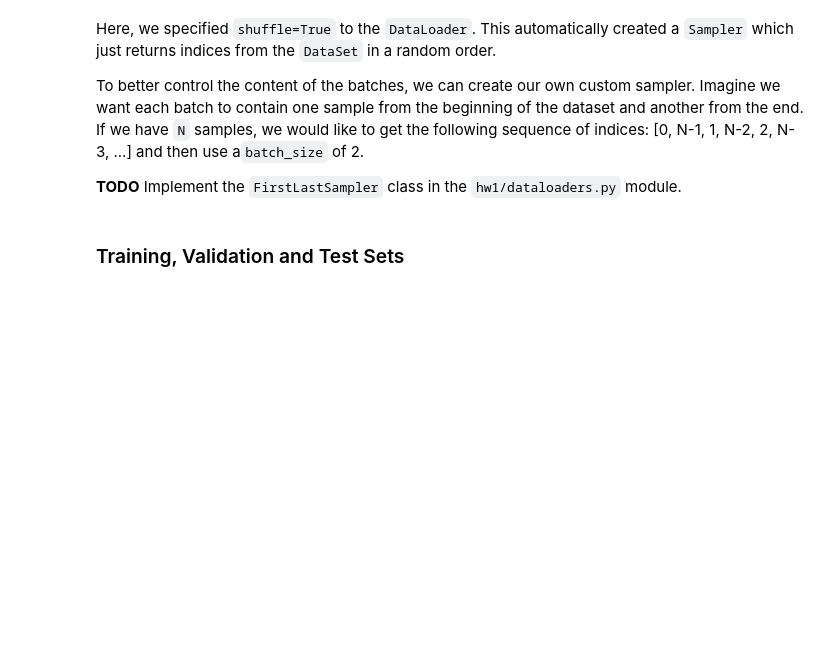
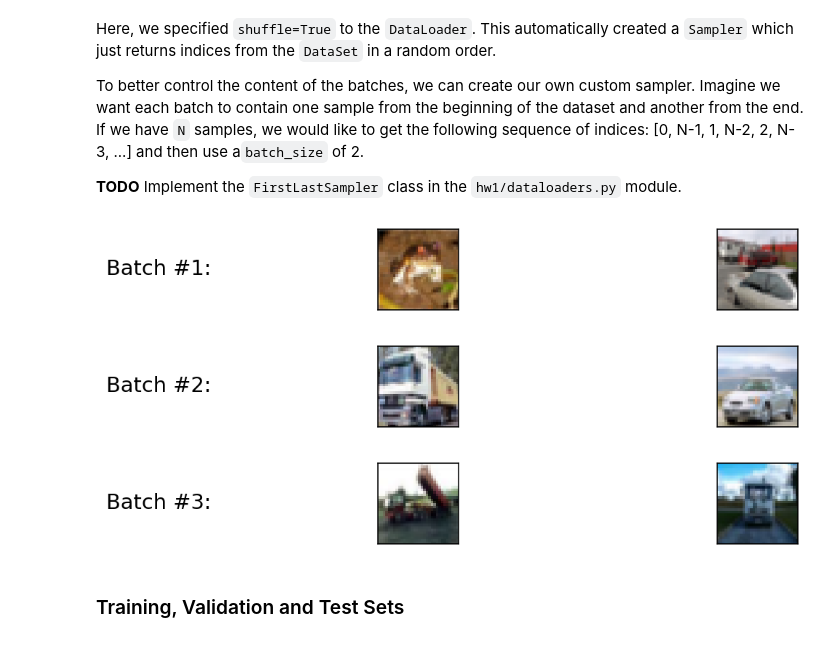
Before and after one commit to Tydox/cs236781-assignments, a Jupyter notebook: hw1/Code Files/Part1_Datasets.ipynb, the cells around one changed output. Drawn from its saved outputs; the diff is of its cells as text; code cells hidden in the pictures; blank space fills up the shorter version.

```diff
--- a/hw1/Code Files/Part1_Datasets.ipynb
+++ b/hw1/Code Files/Part1_Datasets.ipynb
@@ -297,29 +303,30 @@ another from the end. If we have `N` samples, we would like to get the following
 # %%
 import hw1.dataloaders as hw1dataloaders
 
 # Test sampler with odd number of elements
 sampler = hw1dataloaders.FirstLastSampler(list(range(5)))
 test.assertEqual(list(sampler), [0,4, 1,3, 2,])
 
 # Test sampler with evennumber of elements
 sampler = hw1dataloaders.FirstLastSampler(list(range(6)))
 test.assertEqual(list(sampler), [0,5, 1,4, 2,3])
 
 
 # Create a DataLoader that partitions the data into batches
 # of size N=2 in an order determined by our custom sampler
-cifar10_train_dl = torch.utils.data.DataLoader(
-    cifar10_train_ds, batch_size=2, num_workers=0,
-    sampler=hw1dataloaders.FirstLastSampler(cifar10_train_ds),
-)
+cifar10_train_dl = torch.utils.data.DataLoader(cifar10_train_ds, batch_size=2, num_workers=0,sampler=hw1dataloaders.FirstLastSampler(cifar10_train_ds))
 
 # Iterate over batches sampled with our DataLoader
 num_batches_to_show = 3
 for idx, (images, classes) in enumerate(cifar10_train_dl):
     fig, axes = plot.tensors_as_images(images, figsize=(8, 1))
     fig.suptitle(f'Batch #{idx+1}:', x=0, y=0.6)
     if idx >= num_batches_to_show - 1:
         break
+# %% [output]
+[figure, added]
+[figure, added]
+[figure, added]
 # %% [markdown]
 ### Training, Validation and Test Sets
 <a id=part1_4></a>
```
Also changed, not shown: parts of 9 cells of this notebook, 4 other files.
